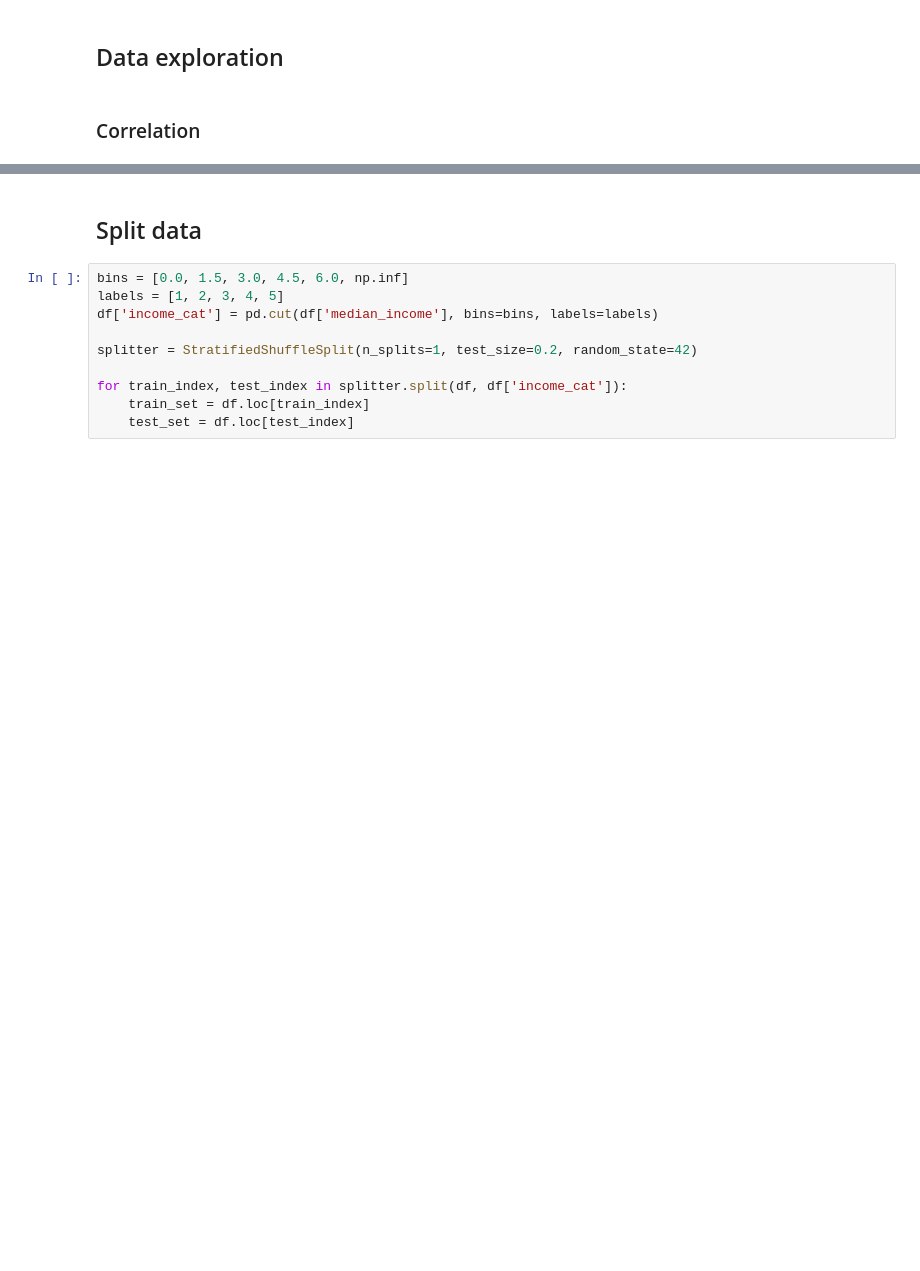
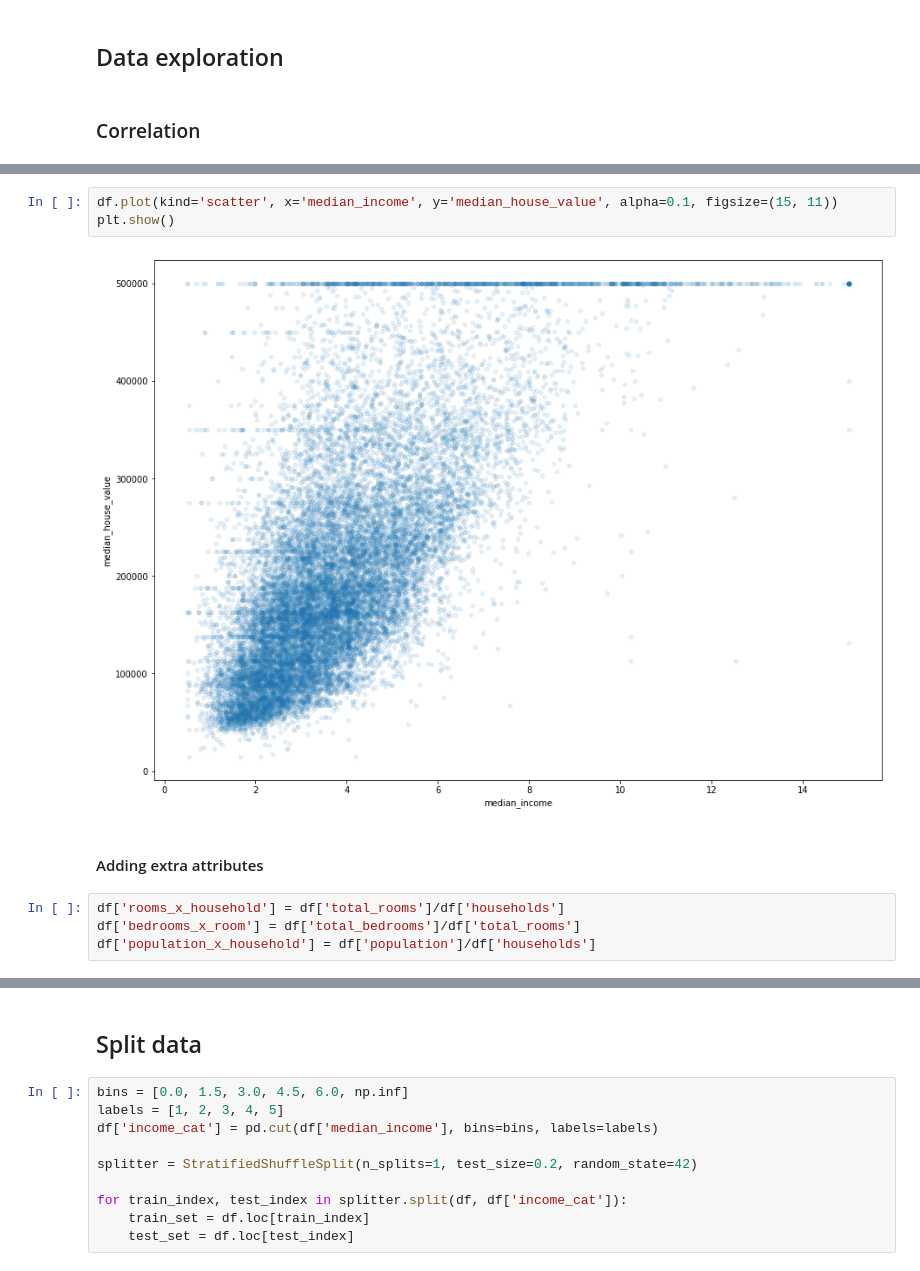
Before and after one commit to luiscberrocal/ml_hands_on, a Jupyter notebook: notebooks/001_House_Pricing.ipynb, the cells around one changed output, grey strips where cells are left out. Saved outputs shown, nothing was run; the diff lists cells and outputs as text; blank space fills up the shorter version.

```diff
--- a/notebooks/001_House_Pricing.ipynb
+++ b/notebooks/001_House_Pricing.ipynb
@@ -75,0 +91,11 @@ plt.show()
+# %%
+df.plot(kind='scatter', x='median_income', y='median_house_value', alpha=0.1, figsize=(15, 11))
+plt.show()
+# %% [output]
+[figure, added]
+# %% [markdown]
+#### Adding extra attributes
+# %%
+df['rooms_x_household'] = df['total_rooms']/df['households']
+df['bedrooms_x_room'] = df['total_bedrooms']/df['total_rooms']
+df['population_x_household'] = df['population']/df['households']
```
Also changed, not shown: parts of 3 cells of this notebook.
